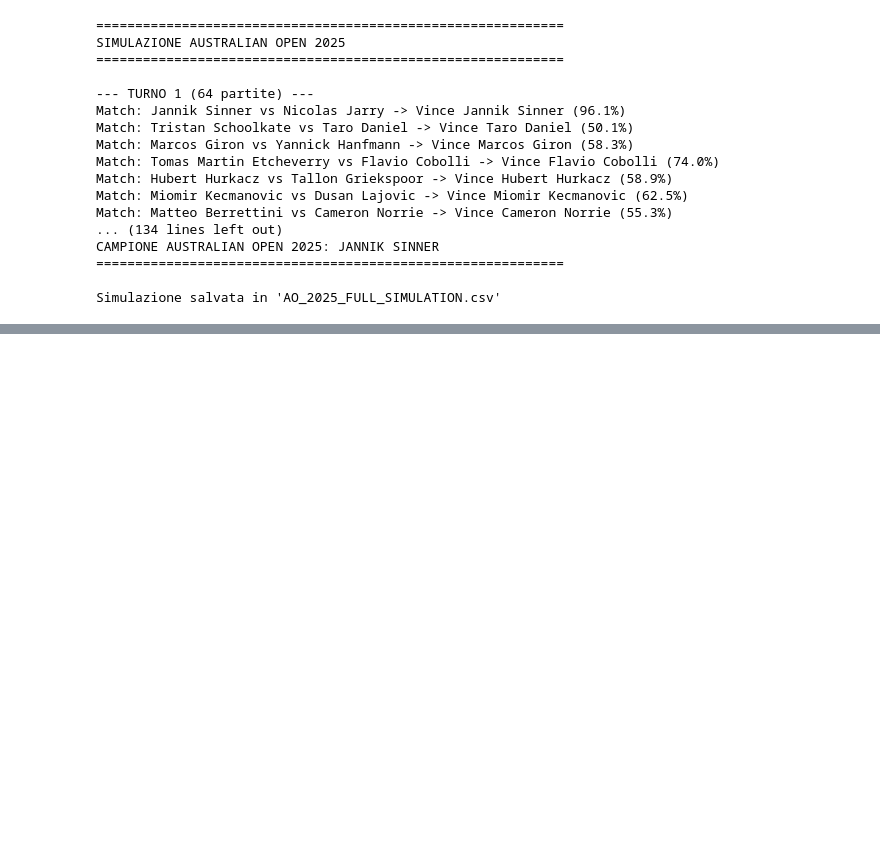
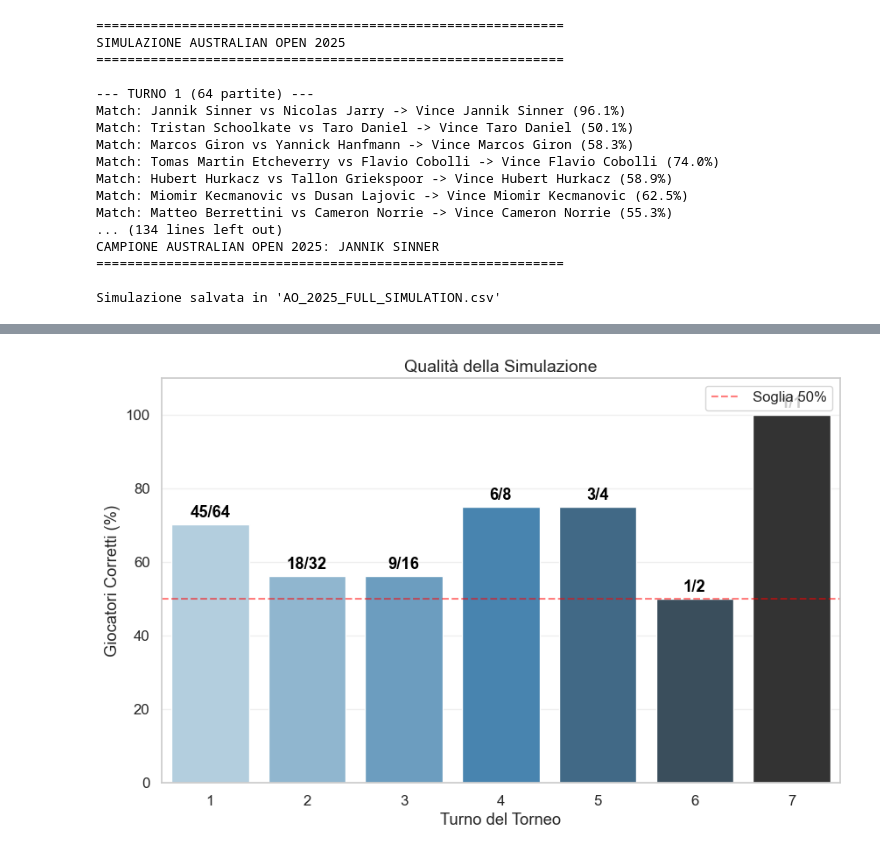
Before and after one commit to ilBiondo06/ML-Tennis-Prediction, a Jupyter notebook: tennis-prediction.ipynb, the cells around one changed output, grey strips where cells are left out. Cells and saved outputs as stored; diff of their text form; code cells hidden in the pictures; blank space fills up the shorter version.

```diff
--- a/tennis-prediction.ipynb
+++ b/tennis-prediction.ipynb
@@ -2242,3 +2263,79 @@ CAMPIONE AUSTRALIAN OPEN 2025: JANNIK SINNER
 ============================================================
 
 Simulazione salvata in 'AO_2025_FULL_SIMULATION.csv'
+# %%
+import pandas as pd
+import matplotlib.pyplot as plt
+import seaborn as sns
+
+df_sim = pd.read_csv("AO_2025_FULL_SIMULATION.csv")
+df_real = pd.read_csv("AO_2025_FULL_RESULTS.csv")
+
+# Funzione per estrarre i vincitori reali per ogni turno
+def get_real_winners_per_round(df):
+    winners = {}
+    for r in sorted(df['round_num'].unique()):
+        # Se target=1 vince P1, se 0 vince P2
+        round_matches = df[df['round_num'] == r]
+        w_list = round_matches.apply(lambda x: x['p1_name'] if x['target'] == 1 else x['p2_name'], axis=1).tolist()
+        winners[int(r)] = set(w_list)
+    return winners
+
+# Funzione per estrarre i vincitori simulati
+def get_sim_winners_per_round(df):
+    winners = {}
+    for r in sorted(df['Round'].unique()):
+        w_list = df[df['Round'] == r]['Winner'].tolist()
+        winners[int(r)] = set(w_list)
+    return winners
+
+real_winners = get_real_winners_per_round(df_real)
+sim_winners = get_sim_winners_per_round(df_sim)
+
+# Creiamo la tabella di confronto
+comparison_data = []
+for r in sorted(real_winners.keys()):
+    if r in sim_winners:
+        real_set = real_winners[r]
+        sim_set = sim_winners[r]
+
+        # Quanti giocatori sono in comune tra i due set?
+        common_players = real_set.intersection(sim_set)
+        match_rate = len(common_players) / len(real_set) * 100
+
+        comparison_data.append({
+            'Turno': r,
+            'Giocatori_Totali': len(real_set),
+            'Giocatori_Indovinati': len(common_players),
+            'Percentuale': match_rate,
+            'Nomi_Indovinati': ", ".join(list(common_players)[:3]) + ("..." if len(common_players)>3 else "")
+        })
+
+df_compare = pd.DataFrame(comparison_data)
+
+print(df_compare[['Turno', 'Giocatori_Totali', 'Giocatori_Indovinati', 'Percentuale']])
+
+plt.figure(figsize=(10, 6))
+
+ax = sns.barplot(data=df_compare, x='Turno', y='Percentuale', hue='Turno', palette='Blues_d', dodge=False)
+
+if ax.legend_:
+    ax.legend_.remove()
+
+plt.title("Qualità della Simulazione", fontsize=14)
+plt.ylabel("Giocatori Corretti (%)")
+plt.xlabel("Turno del Torneo")
+
+
+line = plt.axhline(50, color='red', linestyle='--', alpha=0.5, label='Soglia 50%')
+plt.ylim(0, 110)
+
+for index, row in df_compare.iterrows():
+    plt.text(row.name, row.Percentuale + 2, f"{int(row.Giocatori_Indovinati)}/{row.Giocatori_Totali}",
+             color='black', ha="center", fontweight='bold')
+
+plt.legend(handles=[line], loc='upper right')
+
+plt.grid(axis='y', alpha=0.3)
+plt.show()
+# %% [output]
@@ -2244,0 +2350 @@ Simulazione salvata in 'AO_2025_FULL_SIMULATION.csv'
+[figure, added]
```
Also changed, not shown: parts of 18 cells of this notebook, 6 other files.
